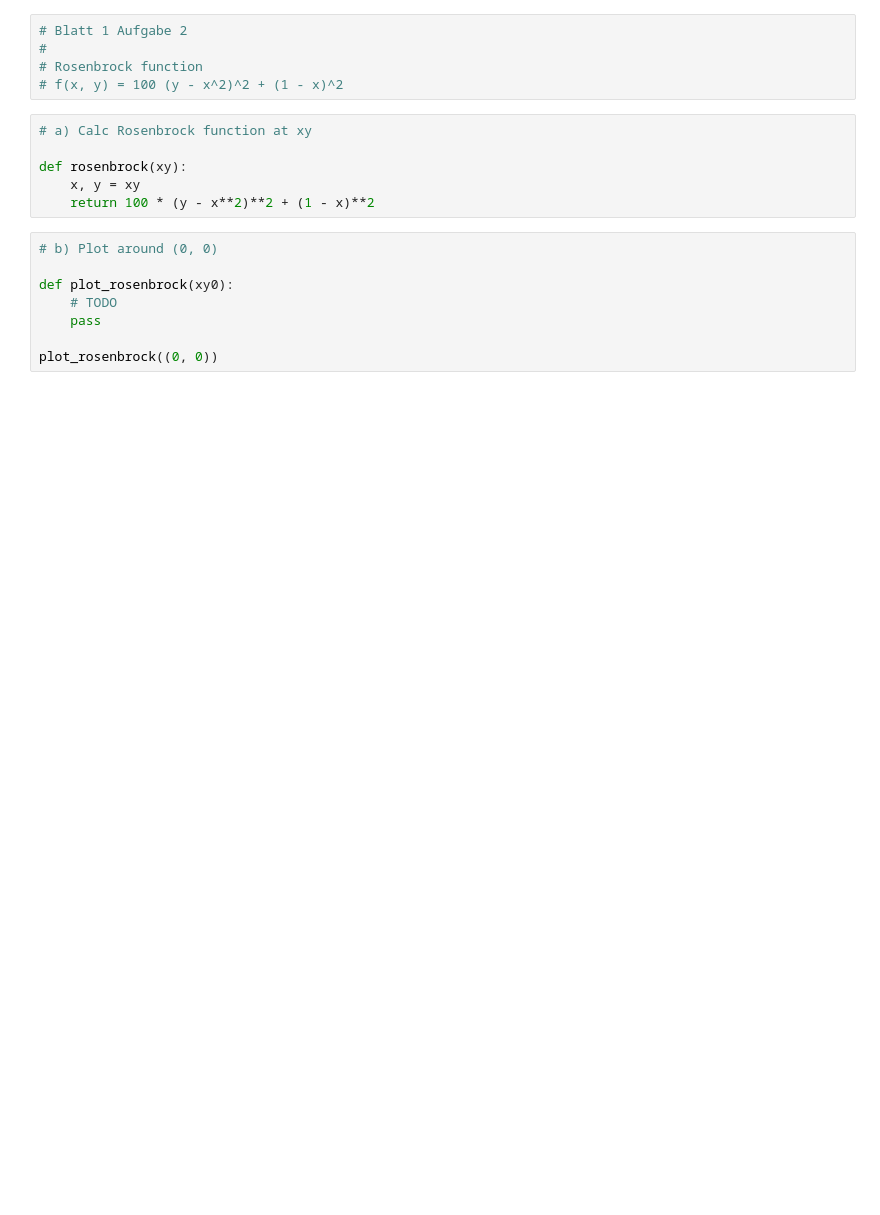
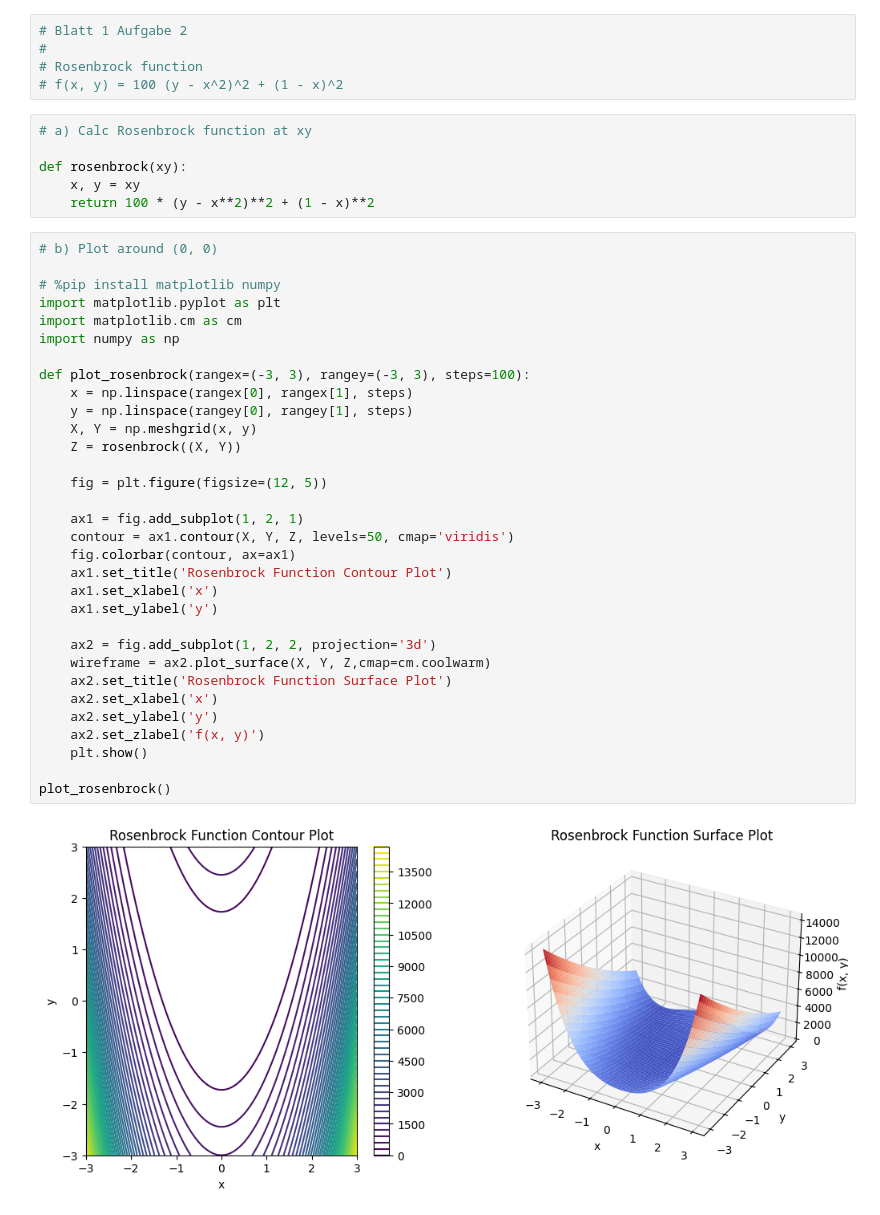
Before and after one commit to kida31/optimierung-ml-exercise, a Jupyter notebook: ex1-2.ipynb, the cells around one changed output. Saved outputs shown, nothing was run; the diff lists cells and outputs as text; blank space fills up the shorter version.

```diff
--- a/ex1-2.ipynb
+++ b/ex1-2.ipynb
@@ -12,11 +12,37 @@ def rosenbrock(xy):
 # %%
 # b) Plot around (0, 0)
 
-def plot_rosenbrock(xy0):
-    # TODO
-    pass
+# %pip install matplotlib numpy
+import matplotlib.pyplot as plt
+import matplotlib.cm as cm
+import numpy as np
 
-plot_rosenbrock((0, 0))
+def plot_rosenbrock(rangex=(-3, 3), rangey=(-3, 3), steps=100):
+    x = np.linspace(rangex[0], rangex[1], steps)
+    y = np.linspace(rangey[0], rangey[1], steps)
+    X, Y = np.meshgrid(x, y)
+    Z = rosenbrock((X, Y))
+
+    fig = plt.figure(figsize=(12, 5))
+
+    ax1 = fig.add_subplot(1, 2, 1)
+    contour = ax1.contour(X, Y, Z, levels=50, cmap='viridis')
+    fig.colorbar(contour, ax=ax1)
+    ax1.set_title('Rosenbrock Function Contour Plot')
+    ax1.set_xlabel('x')
+    ax1.set_ylabel('y')
+
+    ax2 = fig.add_subplot(1, 2, 2, projection='3d')
+    wireframe = ax2.plot_surface(X, Y, Z,cmap=cm.coolwarm)
+    ax2.set_title('Rosenbrock Function Surface Plot')
+    ax2.set_xlabel('x')
+    ax2.set_ylabel('y')
+    ax2.set_zlabel('f(x, y)')
+    plt.show()
+
+plot_rosenbrock()
+# %% [output]
+[figure, added]
 # %%
 # c) partial derivative at (x0, y0)
 
```
Also changed, not shown: parts of 3 cells of this notebook.
